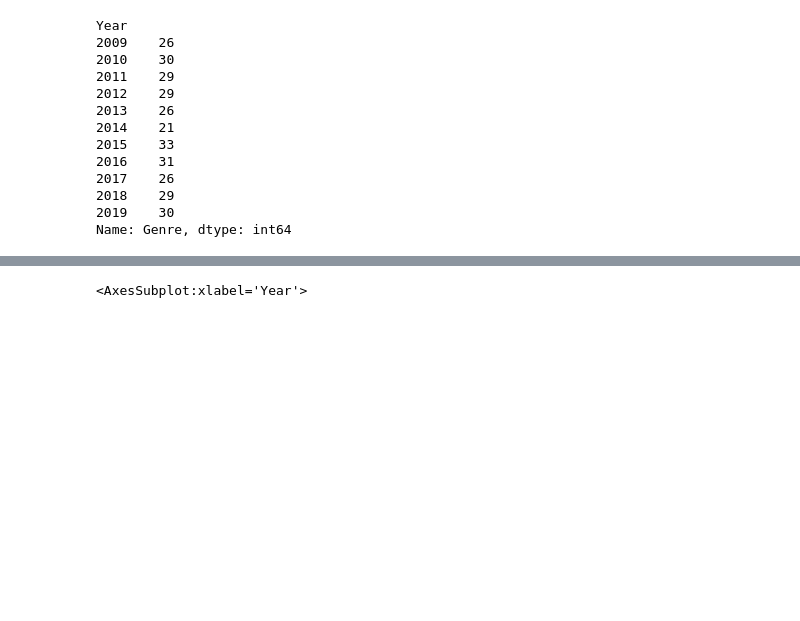
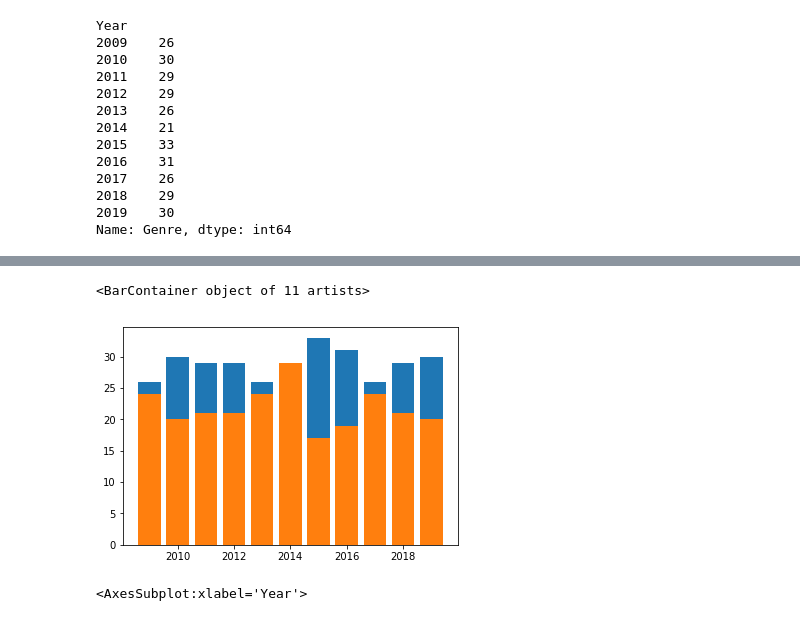
Before and after one commit to kav09/Analysis_of_Best_Selling_Books, a Jupyter notebook: notebook.ipynb, the cells around one changed output, grey strips where cells are left out. Cells and saved outputs as stored; diff of their text form; code cells hidden in the pictures; blank space fills up the shorter version.

```diff
--- a/notebook.ipynb
+++ b/notebook.ipynb
@@ -189,3 +179,9 @@ plt.show()
+# %%
+plt.bar(n_fic_year.index , n_fic_year.values)
+plt.bar(fic_year.index , fic_year.values)
+# %% [output]
+<BarContainer object of 11 artists>
+[figure, added]
 # %%
 n_fic_year.plot()
 # %% [output]
```
Also changed, not shown: parts of 8 cells of this notebook, 2 other files.
